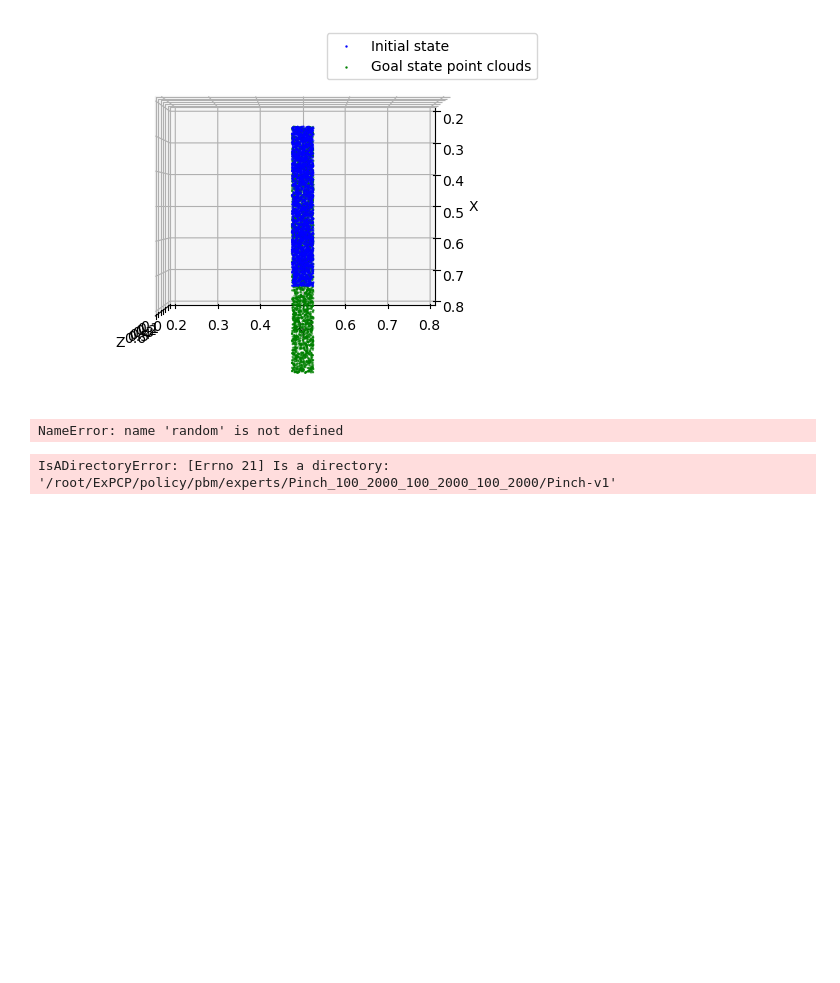
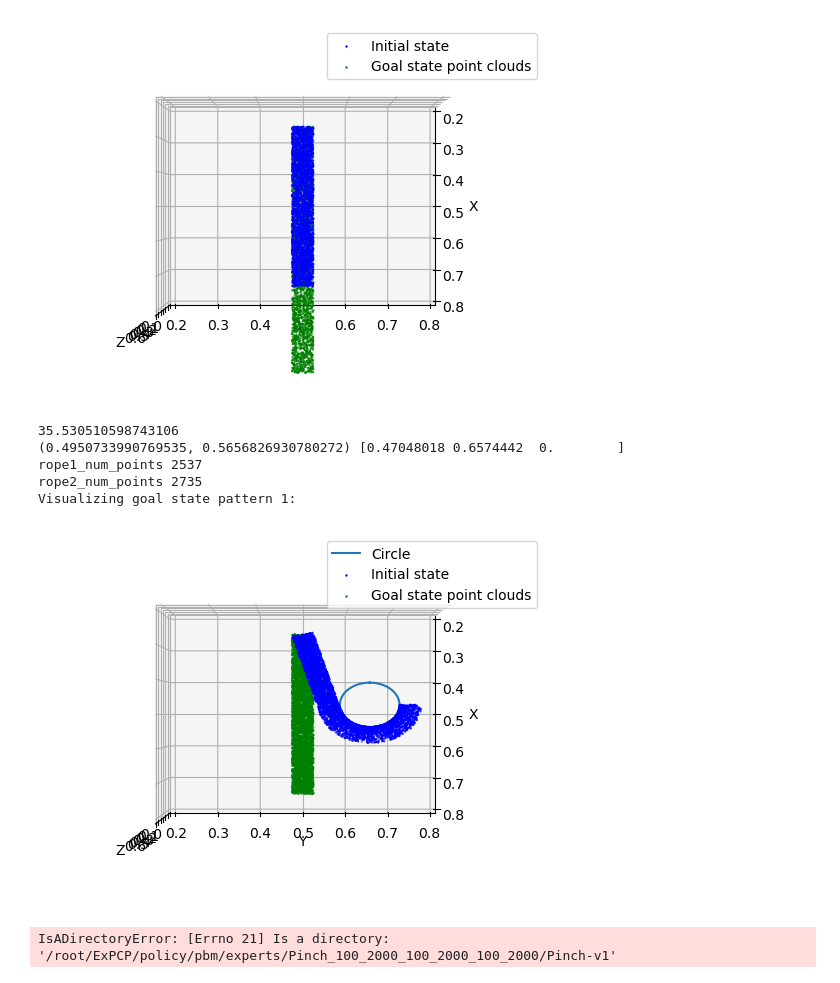
Before and after one commit to Kuroki1931/UniDOM, a Jupyter notebook: LDOM/policy/scripts/vis_goal.ipynb, the cells around one changed output. Cells and saved outputs as stored; diff of their text form; code cells hidden in the pictures; blank space fills up the shorter version.

Commit message:
modify rope tasks

```diff
--- a/LDOM/policy/scripts/vis_goal.ipynb
+++ b/LDOM/policy/scripts/vis_goal.ipynb
@@ -258,7 +258,7 @@ def closest_tangent_point(angle):
     angle_radians = math.radians(angle)
     center = [x_range[0], (y_range[0] + y_range[1]) / 2]
     radius = 0.6 * rope_length
-    r = math.sqrt(random.uniform((radius**2)/8, radius**2))  # Use the square root to maintain uniform distribution
+    r = math.sqrt(random.uniform((radius**2)/6, radius**2))  # Use the square root to maintain uniform distribution
     X = center[0] + r * math.cos(angle_radians)
     Y = center[1] + r * math.sin(angle_radians)
     stick_pos = np.array([X, Y, 0])
@@ -370,35 +370,40 @@ def visualize_goal_state(initial_state, goal_state, add_stick=None, tangent_poin
         circle_x = add_stick[0] + stick_radius * np.cos(theta)
         circle_y = add_stick[1] + stick_radius * np.sin(theta)
         plt.plot(circle_x, circle_y, label='Circle')
         ax.scatter(tangent_point[0], tangent_point[1])
 
     ax.scatter(initial_state[:, 0], initial_state[:, 1], initial_state[:, 2], c='blue', s=0.5, label='Initial state')
     ax.scatter(goal_state[:, 0], goal_state[:, 1], goal_state[:, 2], c='green', s=0.5, label='Goal state point clouds')
 
     ax.set_xlabel('X')
     ax.set_ylabel('Y')
     ax.set_zlabel('Z')
     ax.set_xlim(0.2, 0.8)
     ax.set_ylim(0.2, 0.8)
     ax.set_zlim(0, 0.6)
     ax.view_init(90, 0)
 
     plt.legend()
     plt.show()
 
-angle_ranges = [(35, 45)]
+angle_ranges = [(35, 38)]
 selected_range = random.choice(angle_ranges)
 stick_angle = random.uniform(selected_range[0], selected_range[1])
 print(stick_angle)
 tangent_point, add_stick_pos = closest_tangent_point(stick_angle)
 print(tangent_point, add_stick_pos)
 goal_state1 = goal_state_pattern1(tangent_point, add_stick_pos)
 
 # goal_state1 = np.load('/root/ExPCP/policy/pbm/goal_state/goal_state1/1/goal_state.npy')[:, [0, 2, 1]]
 print("Visualizing goal state pattern 1:")
 visualize_goal_state(goal_state1, rope_initial_state, add_stick_pos, tangent_point)
 # %% [output]
-NameError: name 'random' is not defined
+35.530510598743106
+(0.4950733990769535, 0.5656826930780272) [0.47048018 0.6574442  0.        ]
+rope1_num_points 2537
+rope2_num_points 2735
+Visualizing goal state pattern 1:
+[figure, added]
 # %%
 import pickle
 import glob
```
Also changed, not shown: 4 other files.
